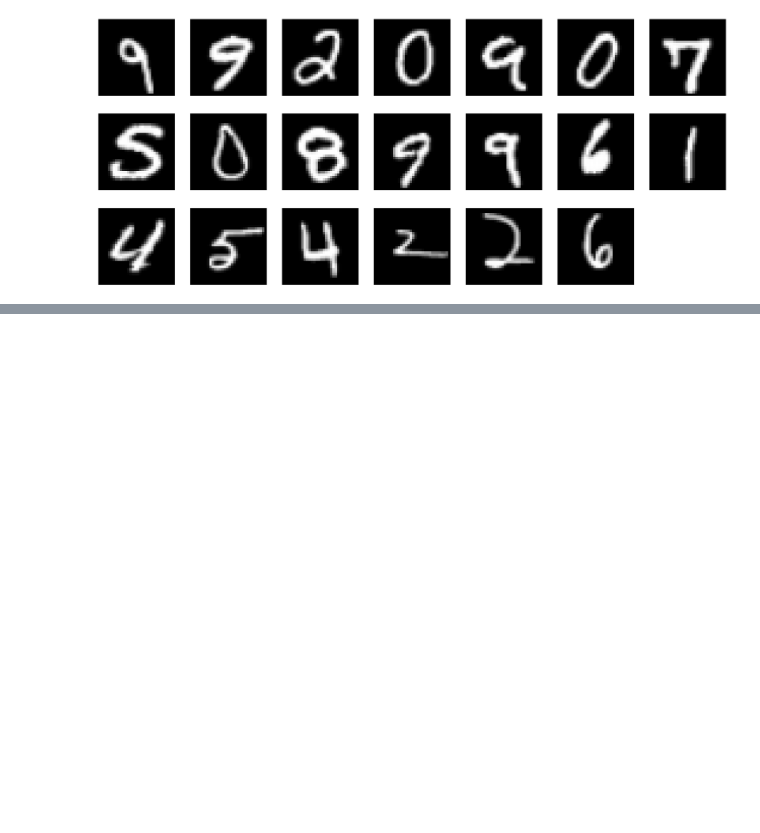
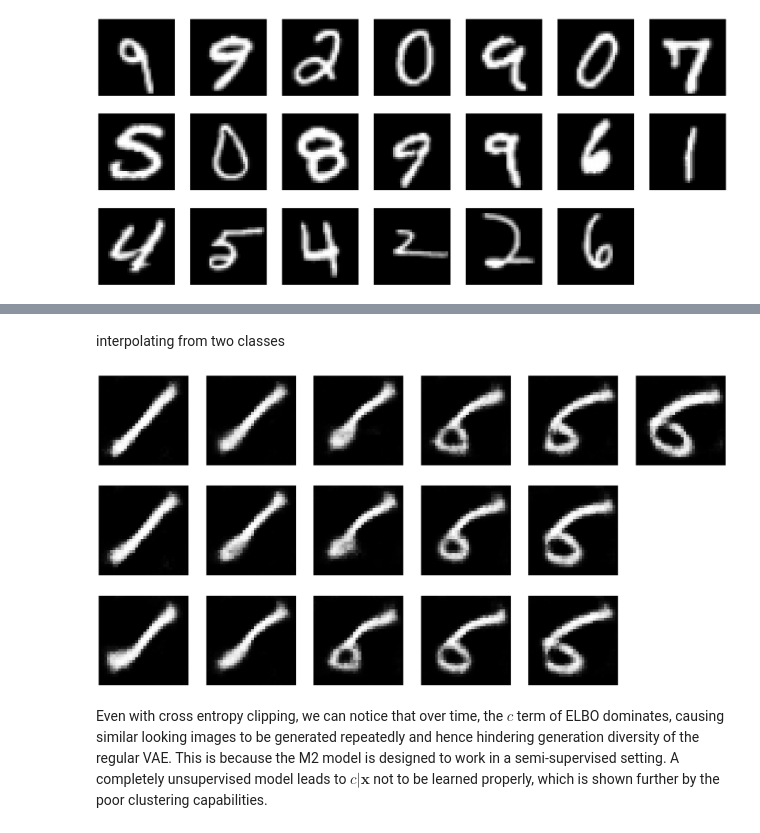
Before and after one commit to kkuroma/gaussian-mixture, a Jupyter notebook: code/categorical-generation/m2.ipynb, the cells around one changed output, grey strips where cells are left out. Cells and saved outputs as stored; diff of their text form; code cells hidden in the pictures; blank space fills up the shorter version.

```diff
--- a/code/categorical-generation/m2.ipynb
+++ b/code/categorical-generation/m2.ipynb
@@ -47,0 +276,20 @@ for a, b in data_loader:
+# %% [markdown]
+interpolating from two classes
+# %%
+class_index = 2
+
+noise = torch.randn(16, latent_size, 1, 1).float().to(device)
+z1 = torch.nn.functional.one_hot(torch.tensor(8), num_classes=num_classes).float()
+z2 = torch.nn.functional.one_hot(torch.tensor(9), num_classes=num_classes).float()
+alphas = torch.linspace(0, 1, steps=16).unsqueeze(1)
+interpolated = (1 - alphas) * z1 + alphas * z2
+noise = torch.cat([noise, interpolated.to(device).unsqueeze(-1).unsqueeze(-1)], dim=1)
+
+with torch.no_grad():
+    dec.eval()
+    pred = dec(noise.to(device).float())
+    plotter(pred.cpu())
+# %% [output]
+[figure, added]
+# %% [markdown]
+Even with cross entropy clipping, we can notice that over time, the $c$ term of ELBO dominates, causing similar looking images to be generated repeatedly and hence hindering generation diversity of the regular VAE. This is because the M2 model is designed to work in a semi-supervised setting. A completely unsupervised model leads to $c|\mathbf{x}$ not to be learned properly, which is shown further by the poor clustering capabilities.
```
Also changed, not shown: parts of 17 cells of this notebook, 1 other file.
